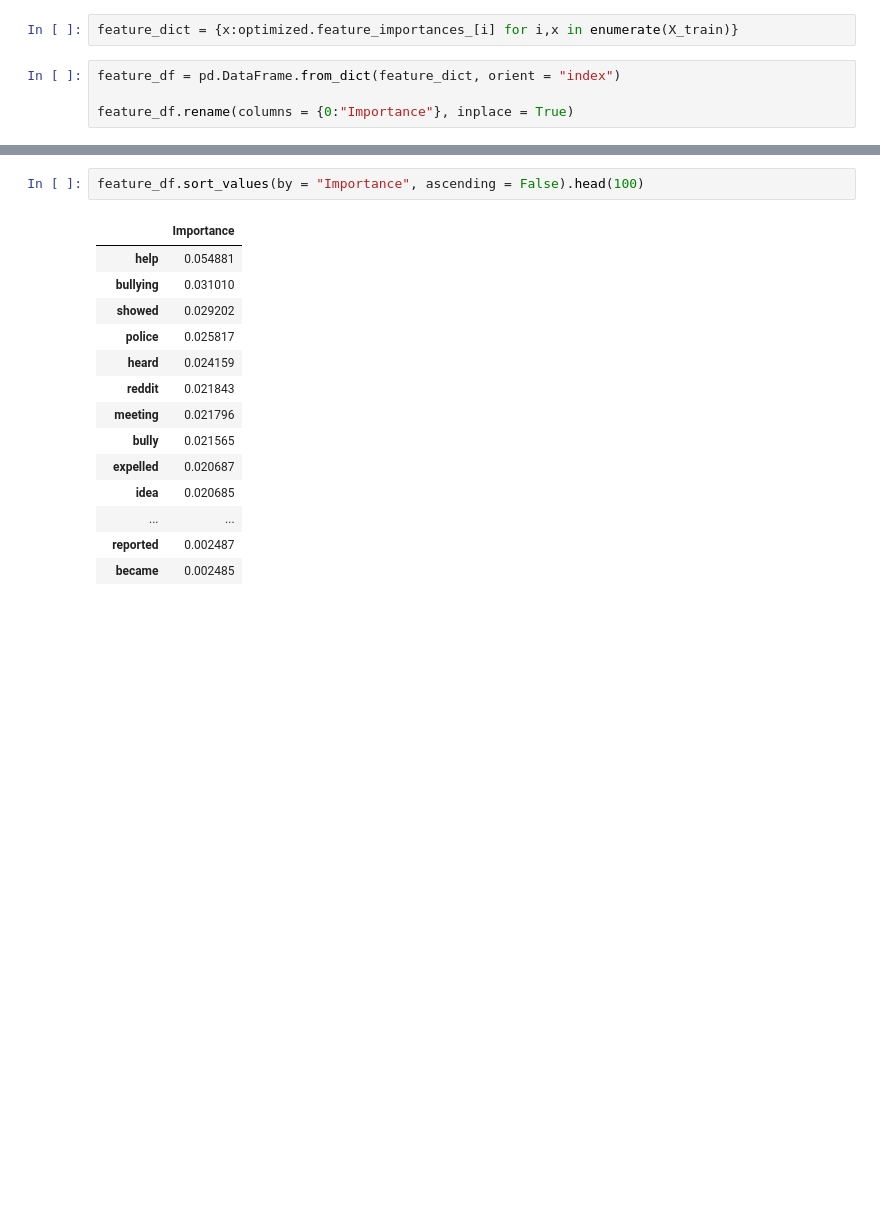
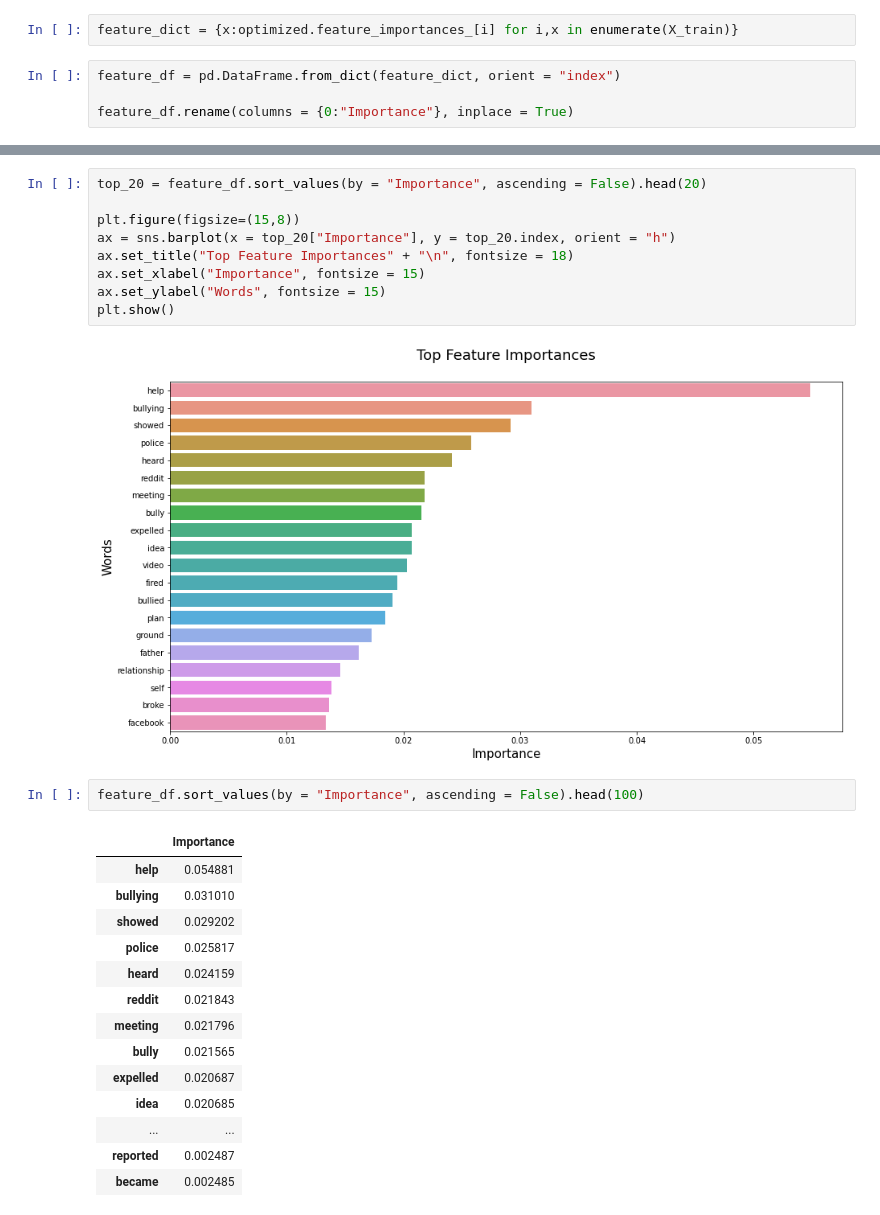
Before and after one commit to MokTeckChing/DSI18-Projects, a Jupyter notebook: project_3_reddit_classification/part-3_model_building.ipynb, the cells around one changed output, grey strips where cells are left out. Drawn from its saved outputs; the diff is of its cells as text; blank space fills up the shorter version.

```diff
--- a/project_3_reddit_classification/part-3_model_building.ipynb
+++ b/project_3_reddit_classification/part-3_model_building.ipynb
@@ -299,3 +316,14 @@ feature_df.rename(columns = {0:"Importance"}, inplace = True)
+# %%
+top_20 = feature_df.sort_values(by = "Importance", ascending = False).head(20)
+
+plt.figure(figsize=(15,8))
+ax = sns.barplot(x = top_20["Importance"], y = top_20.index, orient = "h")
+ax.set_title("Top Feature Importances" + "\n", fontsize = 18)
+ax.set_xlabel("Importance", fontsize = 15)
+ax.set_ylabel("Words", fontsize = 15)
+plt.show()
+# %% [output]
+[figure, added]
 # %%
 feature_df.sort_values(by = "Importance", ascending = False).head(100)
 # %% [output]
```
Also changed, not shown: parts of 4 cells of this notebook, 5 other files.
